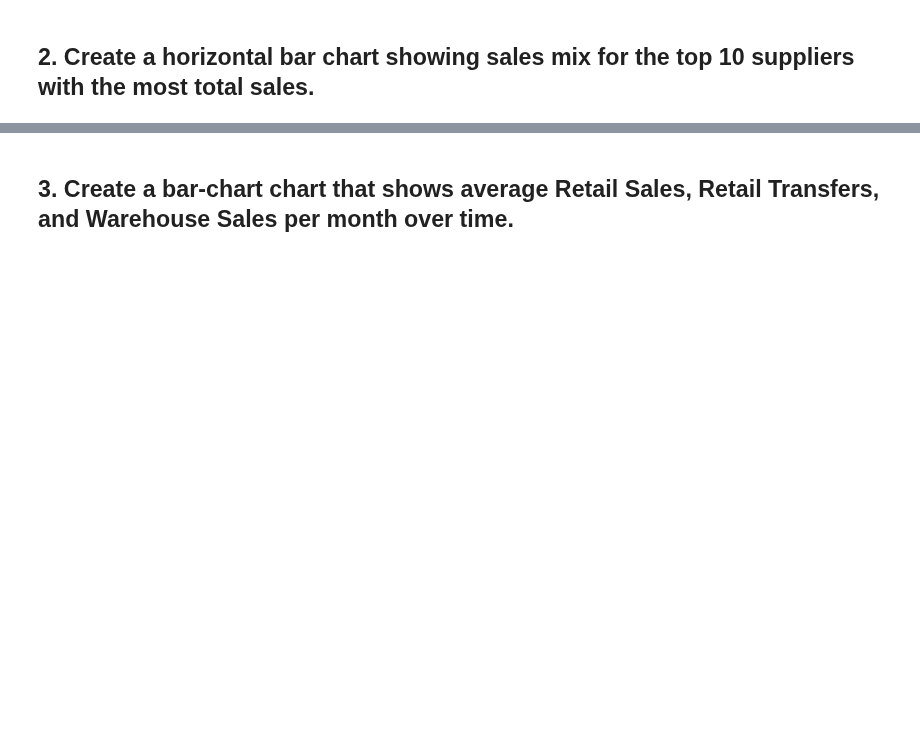
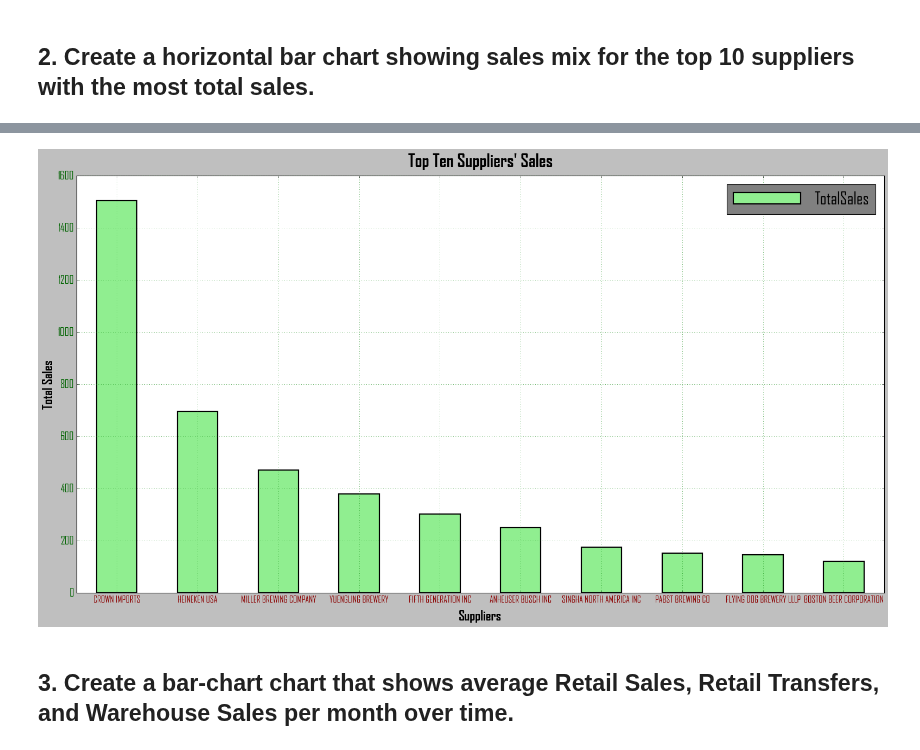
Before and after one commit to paoloironhack/data_analytics062020, a Jupyter notebook: labs/module_2/24_Plotting-Multiple-Data-Series/your-code/main.ipynb, the cells around one changed output, grey strips where cells are left out. Drawn from its saved outputs; the diff is of its cells as text; code cells hidden in the pictures; blank space fills up the shorter version.

```diff
--- a/labs/module_2/24_Plotting-Multiple-Data-Series/your-code/main.ipynb
+++ b/labs/module_2/24_Plotting-Multiple-Data-Series/your-code/main.ipynb
@@ -14,0 +68,7 @@ import seaborn as sns
+# %%
+'''
+Creating new column as TotalSales
+'''
+
+data["TotalSales"] = data["RetailSales"]+data["WarehouseSales"]
+data.head(3)
@@ -14,0 +80,7 @@ import seaborn as sns
+# %%
+'''
+Creating pivot table by Suppliers --> TotalSales, transposed + values_sorted + head(10)
+'''
+
+bar2 = pd.pivot_table(data,columns="Supplier",values="TotalSales").transpose().sort_values("TotalSales",ascending=False).head(10)
+bar2
@@ -15,2 +100,27 @@ import seaborn as sns
+# %%
+'''
+Plotting bar chart based on above pivot table
+'''
+
+plt.style.use("classic")
+plt.rcParams["figure.figsize"]=(24,12)
+plt.rcParams["font.family"]="agency fb"
+
+bar2.plot(kind="bar",label="Sales",color="lightgreen",edgecolor="k",linewidth=2)
+
+plt.xticks(rotation=360,size=15,color="darkred")
+plt.yticks(size=18,color="darkgreen")
+plt.xlabel("Suppliers",size=22,c="k",fontweight="bold",labelpad=10)
+plt.ylabel("Total Sales",size=22,c="k",fontweight="bold")
+
+plt.title("Top Ten Suppliers' Sales",size=29,c="k",
+         fontweight="bold",pad=15)
+plt.legend(handlelength=4,prop={'size':28},edgecolor="k",
+          facecolor="gray")
+plt.grid(True,c="g")
+
+#plt.savefig("OK1.svg")
+# %% [output]
+[figure, added]
 # %% [markdown]
 ## 3. Create a bar-chart chart that shows average Retail Sales, Retail Transfers, and Warehouse Sales per month over time.
```
Also changed, not shown: parts of 15 cells of this notebook.
